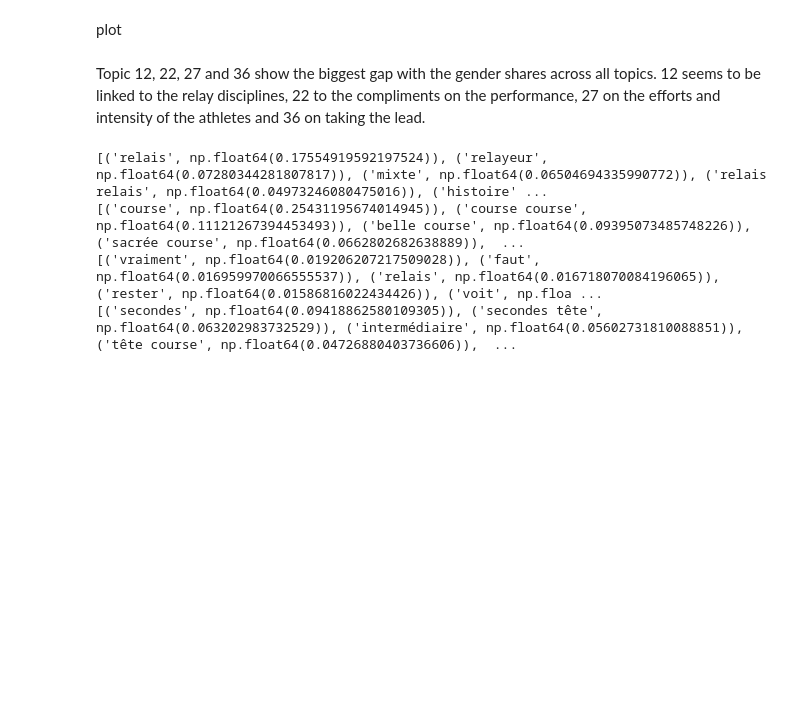
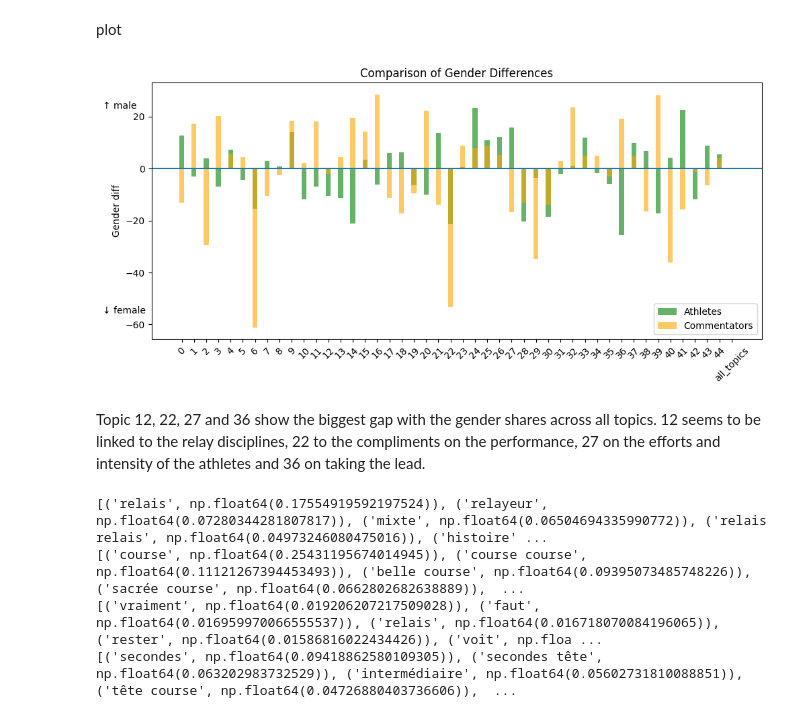
Before and after one commit to lucas-cumunel/PESSD-GBOGC, a Jupyter notebook: topic_modeling.ipynb, the cells around one changed output. Saved outputs shown, nothing was run; the diff lists cells and outputs as text; code cells hidden in the pictures; blank space fills up the shorter version.

```diff
--- a/topic_modeling.ipynb
+++ b/topic_modeling.ipynb
@@ -302,30 +310,30 @@ adf
 One can follow the same logic but with the gender of the commentator.
 # %%
 # Only classified docs
+df["main_g"] = df["main_g"].map({"male" : "H", "female" : "F"})
 clf = df[df["topic"]!=-1]
 cdf = pd.DataFrame()
+
 for i in range(len(clf["topic"].unique())) :
     tmp = df[df["topic"]==i]
-    tmp = tmp["g_ath"].value_counts(normalize=True)
+    tmp = tmp["main_g"].value_counts(normalize=True)
     tmp = pd.DataFrame([{
     "topic": f"topic_{i}",
-    "M": tmp.get("M", 0),
     "F": tmp.get("F", 0),
     "H": tmp.get("H", 0)
 }])
     cdf = pd.concat([cdf,tmp])
 
 # All topics
-tmp = clf["g_ath"].value_counts(normalize=True)
+tmp = clf["main_g"].value_counts(normalize=True)
 tmp = pd.DataFrame([{
     "topic": "all_topics",
-    "M": tmp.get("M", 0),
     "F": tmp.get("F", 0),
     "H": tmp.get("H", 0)
 }])
 cdf = pd.concat([cdf,tmp])
 
-for col in ["M", "F", "H"]:
+for col in ["F", "H"]:
     ref = tmp[col]
     cdf[f"{col}_diff"] = cdf[col] - ref
     cdf[f"{col}_diff"] = cdf[f"{col}_diff"].apply(
@@ -369,3 +364,39 @@ plot_diff(cdf, "commentator - Gender Difference")
+# %%
+import pandas as pd
+import matplotlib.pyplot as plt
+import numpy as np
+
+def prepare_df(df):
+    df = df.copy()
+    for col in ['F_diff', 'H_diff']:
+        df[col] = df[col].str.replace('%', '').astype(float)
+    # single metric: male vs female dominance
+    df['gender_diff'] = df['H_diff'] - df['F_diff']
+    return df
+
+adf_p = prepare_df(adf)
+cdf_p = prepare_df(cdf)
+
+x = np.arange(len(adf_p['topic']))
+
+plt.figure(figsize=(10,5))
+
+# Plot both with slight offset + transparency
+plt.bar(x, adf_p['gender_diff'], width=0.4, alpha=0.6, label='Athletes', color='green')
+plt.bar(x, cdf_p['gender_diff'], width=0.4, alpha=0.6, label='Commentators', color='orange')
+
+plt.axhline(0)
+plt.xticks(x, adf_p['topic'].str.replace("topic_",""), rotation=45)
+plt.ylabel("Gender diff")
+plt.title("Comparison of Gender Differences")
+plt.annotate("↑ male", xy=(-0.08, 0.9), xycoords='axes fraction', fontsize=10)
+plt.annotate("↓ female", xy=(-0.08, 0.1), xycoords='axes fraction', fontsize=10)
+plt.legend()
+
+plt.tight_layout()
+plt.show()
+# %% [output]
+[figure, added]
 # %% [markdown]
 Topic 12, 22, 27 and 36 show the biggest gap with the gender shares across all topics.
 12 seems to be linked to the relay disciplines, 22 to the compliments on the performance, 27 on the efforts and intensity of the athletes and 36 on taking the lead.
```
Also changed, not shown: parts of 9 cells of this notebook.
